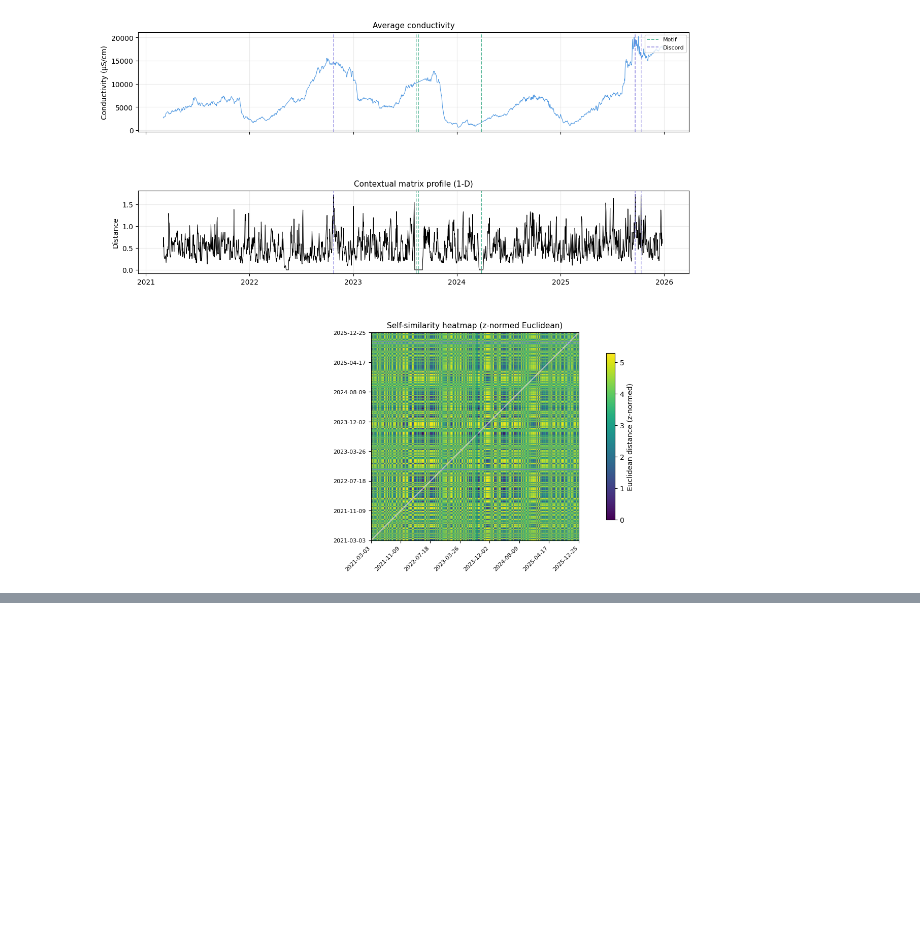
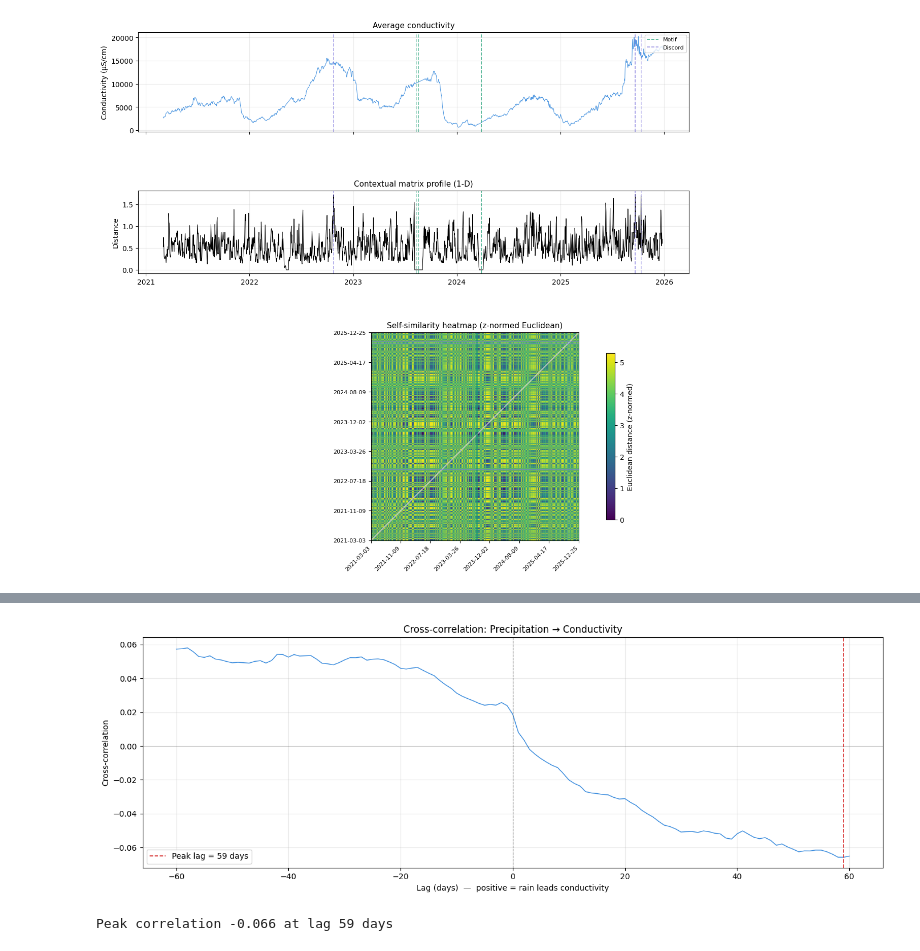
Before and after one commit to ShehabEldeenAyman/Gent-Terneuzen-canal, a Jupyter notebook: time_series_analysis/matrix_profile.ipynb, the cells around one changed output, grey strips where cells are left out. Cells and saved outputs as stored; diff of their text form; code cells hidden in the pictures; blank space fills up the shorter version.

```diff
--- a/time_series_analysis/matrix_profile.ipynb
+++ b/time_series_analysis/matrix_profile.ipynb
@@ -535,0 +625,45 @@ print(rain_data.columns.tolist())
+# %%
+# ── 1. Align and clean ────────────────────────────────────────────────────────
+common_start = max(daily_rain.index.min(), resampled_df.index.min())
+common_end   = min(daily_rain.index.max(), resampled_df.index.max())
+
+rain = daily_rain.loc[common_start:common_end].values
+cond = resampled_df.loc[common_start:common_end, 'average_conductivity'].values
+
+# Z-normalise both so the result is a true correlation (-1 to 1)
+rain_z = (rain - rain.mean()) / rain.std()
+cond_z = (cond - cond.mean()) / cond.std()
+
+# ── 2. Compute cross-correlation ──────────────────────────────────────────────
+n    = len(rain_z)
+xcorr = correlate(cond_z, rain_z, mode='full') / n
+lags  = np.arange(-(n - 1), n)  # lag in days
+
+# Focus on a meaningful window (e.g. ±60 days)
+window = 60
+mask   = (lags >= -window) & (lags <= window)
+
+# ── 3. Plot ───────────────────────────────────────────────────────────────────
+fig, ax = plt.subplots(figsize=(14, 5))
+ax.plot(lags[mask], xcorr[mask], color='#378ADD', linewidth=1.0)
+ax.axvline(0,  color='black', linewidth=0.8, linestyle='--', alpha=0.5)
+ax.axhline(0,  color='black', linewidth=0.5, alpha=0.3)
+
+# Mark the peak lag
+peak_lag = lags[mask][np.argmax(np.abs(xcorr[mask]))]
+ax.axvline(peak_lag, color='#d62728', linewidth=1.2, linestyle='--',
+           label=f'Peak lag = {peak_lag} days')
+
+ax.set_xlabel('Lag (days)  —  positive = rain leads conductivity')
+ax.set_ylabel('Cross-correlation')
+ax.set_title('Cross-correlation: Precipitation → Conductivity')
+ax.legend()
+ax.grid(True, alpha=0.25)
+plt.tight_layout()
+plt.savefig('cross_correlation.png', dpi=150, bbox_inches='tight')
+plt.show()
+
+print(f"Peak correlation {xcorr[mask][np.argmax(np.abs(xcorr[mask]))]:.3f} at lag {peak_lag} days")
+# %% [output]
+[figure, added]
+Peak correlation -0.066 at lag 59 days
```
Also changed, not shown: parts of 13 cells of this notebook, 7 other files.
